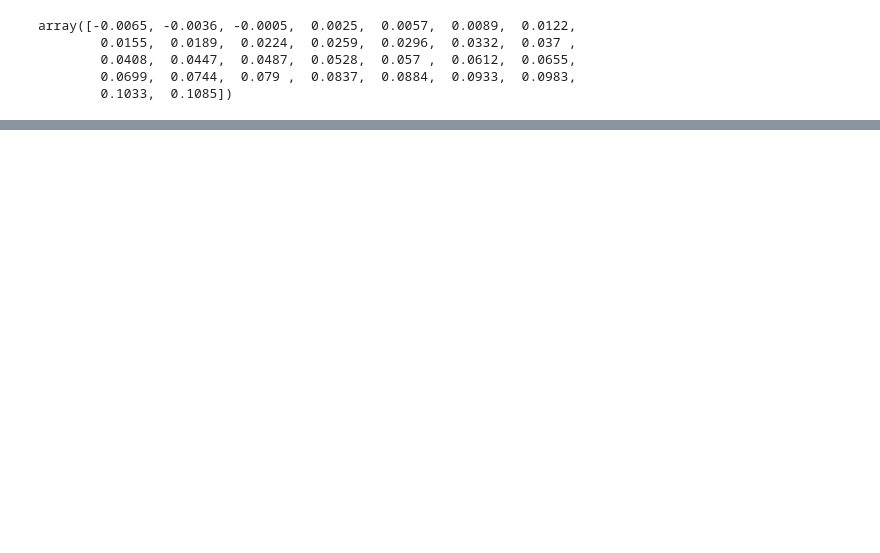
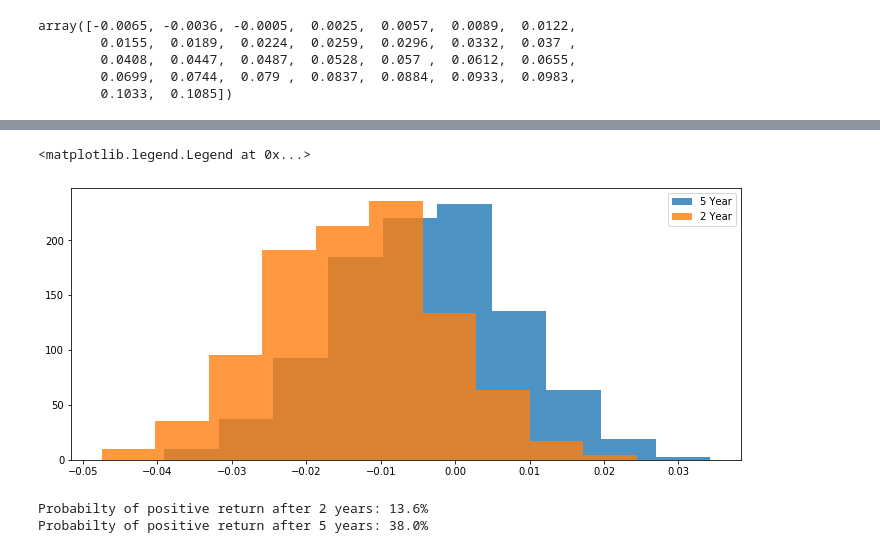
Before and after one commit to fongmanfong/anacondo, a Jupyter notebook: docs/getting_started.ipynb, the cells around one changed output, grey strips where cells are left out. Drawn from its saved outputs; the diff is of its cells as text; code cells hidden in the pictures; blank space fills up the shorter version.

```diff
--- a/docs/getting_started.ipynb
+++ b/docs/getting_started.ipynb
@@ -128,0 +120,2 @@ yorkville.simulate_break_even('roi', 'interest_rate')
+# %%
+yorkville_scenarios = ScenarioAnalyzer(yorkville)
@@ -128,0 +175,36 @@ yorkville.simulate_break_even('roi', 'interest_rate')
+# %%
+# Another important view is that the parameters we've defined are estimates. Meaning there is a level of uncertainty
+# Because humans are exceptionally bad at point estimates. Instead, we should estimate a range with some level of uncertainty
+# E.g. I did research that rent in this area is between X and Y with Z being most observed.
+# Here we pass in a distribution for parameters we are uncertain and run a montecarlo simulation to get estimates
+
+import numpy as np
+import matplotlib.pyplot as plt
+from IPython.core.pylabtools import figsize
+
+size = 1000
+param_grid = {'interest_rate':  np.random.normal(loc=0.035, scale=0.005, size=size),
+              'purchase_price': np.random.normal(loc=620000, scale=10000, size=size),
+              'rental_income': np.random.normal(loc=2500, scale=100, size=size),
+              'monthly_property_tax': np.random.normal(loc=150, scale=15, size=size),
+              'monthly_insurance': np.random.normal(loc=60, scale=10, size=size)
+             }
+# %%
+# Understand the return after 2 and 5 years for cash on cash return
+
+five_year_return = yorkville_scenarios.compute_scenarios_mc('coc', param_grid, year=5, sample_size=size)
+two_year_return = yorkville_scenarios.compute_scenarios_mc('coc', param_grid, year=2, sample_size=size)
+# %%
+figsize(12, 5)
+plt.hist(five_year_return, alpha=0.8, label='5 Year');
+plt.hist(two_year_return, alpha=0.8, label='2 Year');
+plt.legend()
+# %% [output]
+<matplotlib.legend.Legend at 0x...>
+[figure, added]
+# %%
+print ('Probabilty of positive return after 2 years: {0}%'.format(100.0*sum(two_year_return > 0)/len(two_year_return)))
+print ('Probabilty of positive return after 5 years: {0}%'.format(100.0*sum(five_year_return > 0)/len(five_year_return)))
+# %% [output]
+Probabilty of positive return after 2 years: 13.6%
+Probabilty of positive return after 5 years: 38.0%
```
Also changed, not shown: parts of 15 cells of this notebook.
